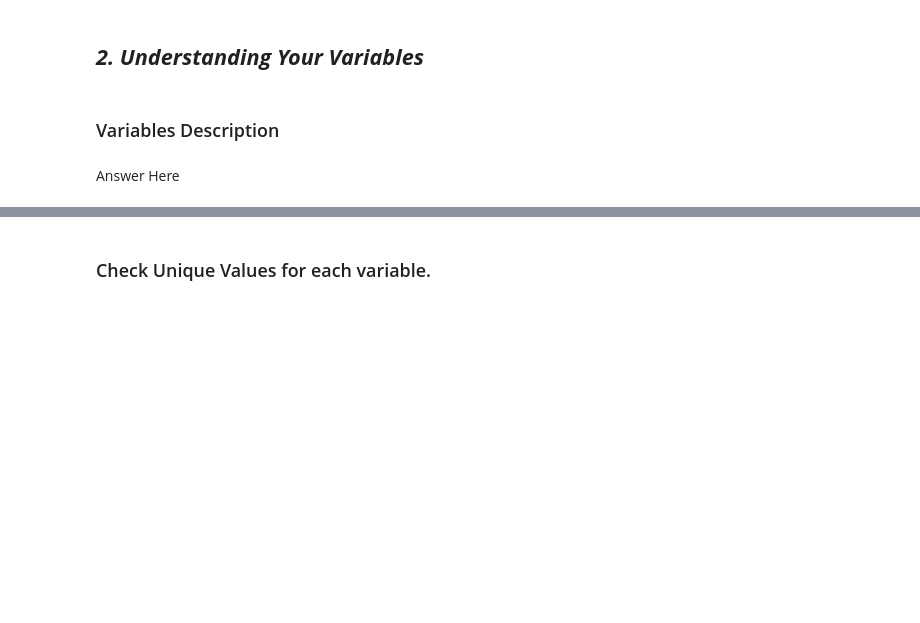
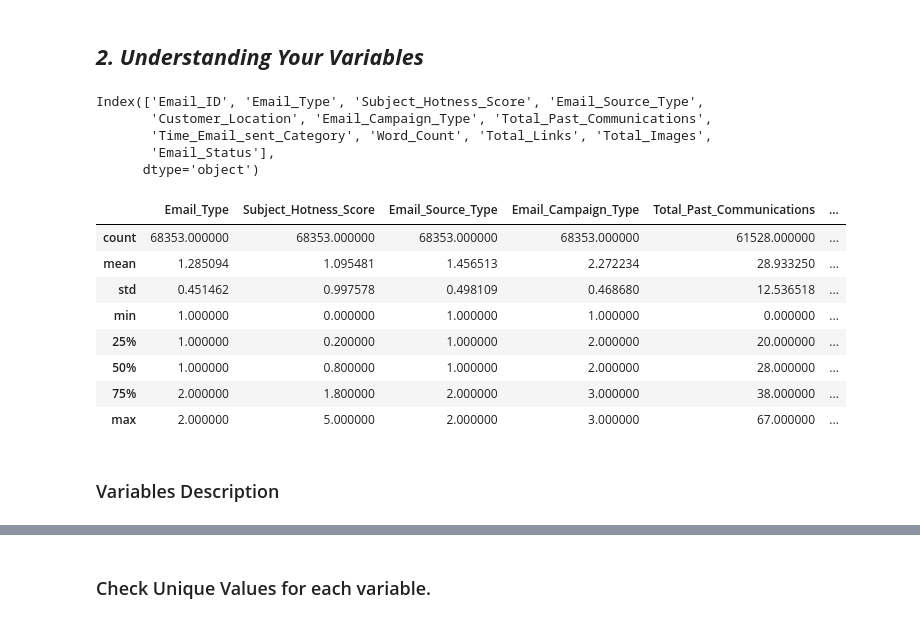
Before and after one commit to Faheemfemu/Email-Campaign-Effectiveness-Prediction-classification, a Jupyter notebook: Email_Campaign_Effectiveness_Prediction_faheem.ipynb, the cells around one changed output, grey strips where cells are left out. Cells and saved outputs as stored; diff of their text form; code cells hidden in the pictures; blank space fills up the shorter version.

```diff
--- a/Email_Campaign_Effectiveness_Prediction_faheem.ipynb
+++ b/Email_Campaign_Effectiveness_Prediction_faheem.ipynb
@@ -150,9 +150,25 @@ sns.heatmap(email_data.isnull(),cbar=False);
 ## ***2. Understanding Your Variables***
 # %%
 # Dataset Columns
+email_data.columns
+# %% [output]
+Index(['Email_ID', 'Email_Type', 'Subject_Hotness_Score', 'Email_Source_Type',
+       'Customer_Location', 'Email_Campaign_Type', 'Total_Past_Communications',
+       'Time_Email_sent_Category', 'Word_Count', 'Total_Links', 'Total_Images',
+       'Email_Status'],
+      dtype='object')
 # %%
 # Dataset Describe
+email_data.describe()
+# %% [output]
+|  | Email_Type | Subject_Hotness_Score | Email_Source_Type | Email_Campaign_Type | Total_Past_Communications | ... |
+| count | 68353.000000 | 68353.000000 | 68353.000000 | 68353.000000 | 61528.000000 | ... |
+| mean | 1.285094 | 1.095481 | 1.456513 | 2.272234 | 28.933250 | ... |
+| std | 0.451462 | 0.997578 | 0.498109 | 0.468680 | 12.536518 | ... |
+| min | 1.000000 | 0.000000 | 1.000000 | 1.000000 | 0.000000 | ... |
+| 25% | 1.000000 | 0.200000 | 1.000000 | 2.000000 | 20.000000 | ... |
+| 50% | 1.000000 | 0.800000 | 1.000000 | 2.000000 | 28.000000 | ... |
+| 75% | 2.000000 | 1.800000 | 2.000000 | 3.000000 | 38.000000 | ... |
+| max | 2.000000 | 5.000000 | 2.000000 | 3.000000 | 67.000000 | ... |
 # %% [markdown]
 ### Variables Description
-# %% [markdown]
-Answer Here
```
Also changed, not shown: parts of 3 cells of this notebook.
